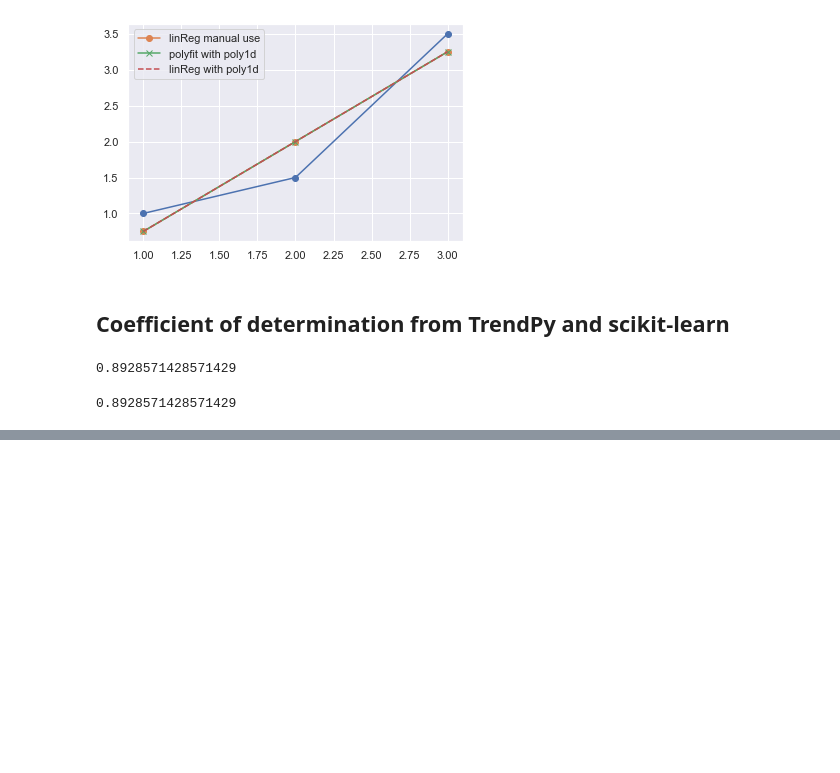
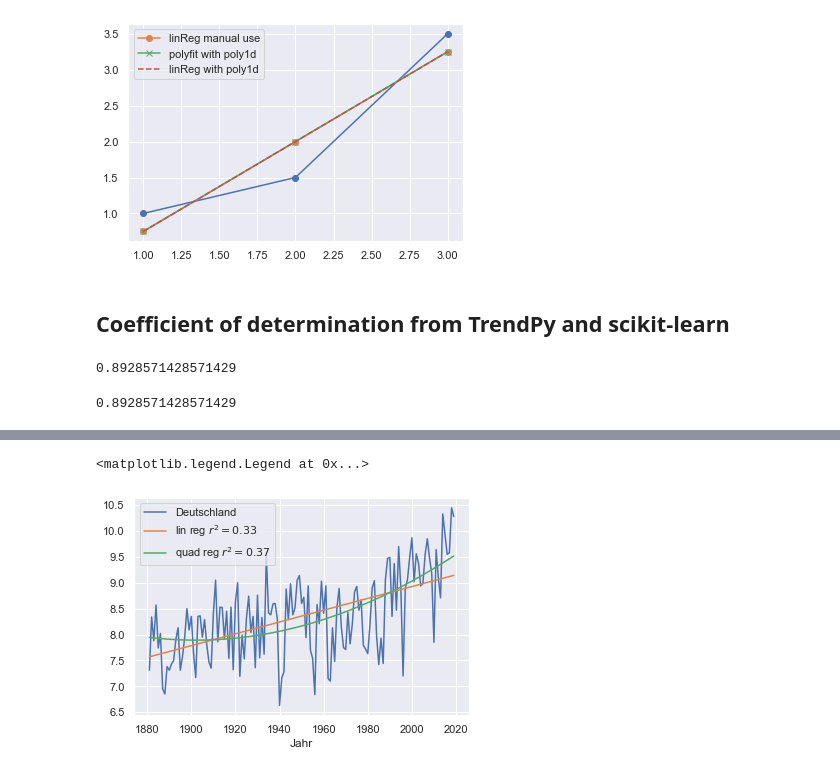
Before and after one commit to zolabar/trendPy, a Jupyter notebook: example.ipynb, the cells around one changed output, grey strips where cells are left out. Cells and saved outputs as stored; diff of their text form; code cells hidden in the pictures; blank space fills up the shorter version.

Commit message:
test data example with r2

```diff
--- a/example.ipynb
+++ b/example.ipynb
@@ -65,0 +85,3 @@ r2_score(y, np.poly1d(coef)(x))
+# %%
+data = pd.read_csv('data/airGermany_historical.csv', sep=';', header=1, index_col='Jahr')
+data
@@ -65,0 +103,23 @@ r2_score(y, np.poly1d(coef)(x))
+# %%
+
+x_in = data['Deutschland'].index.values
+y_out = data['Deutschland'].values
+
+coef_lin = tm.linReg(x_in, y_out)
+
+r2_lin = tm.r2(y_out, np.poly1d(coef_lin)(x_in))
+r2_lin = round(r2_lin, 2)
+
+coef_quad = tm.polReg(x_in, y_out, 2)
+
+r2_quad = tm.r2(y_out, np.poly1d(coef_quad)(x_in))
+r2_quad = round(r2_quad, 2)
+
+data['Deutschland'].plot()
+plt.plot(x_in, np.poly1d(coef_lin)(x_in), label=f'lin reg $r^2={r2_lin}$')
+plt.plot(x_in, np.poly1d(coef_quad)(x_in), label=f'quad reg $r^2={r2_quad}$')
+
+plt.legend()
+# %% [output]
+<matplotlib.legend.Legend at 0x...>
+[figure, added]
```
Also changed, not shown: parts of 4 cells of this notebook, 5 other files.
